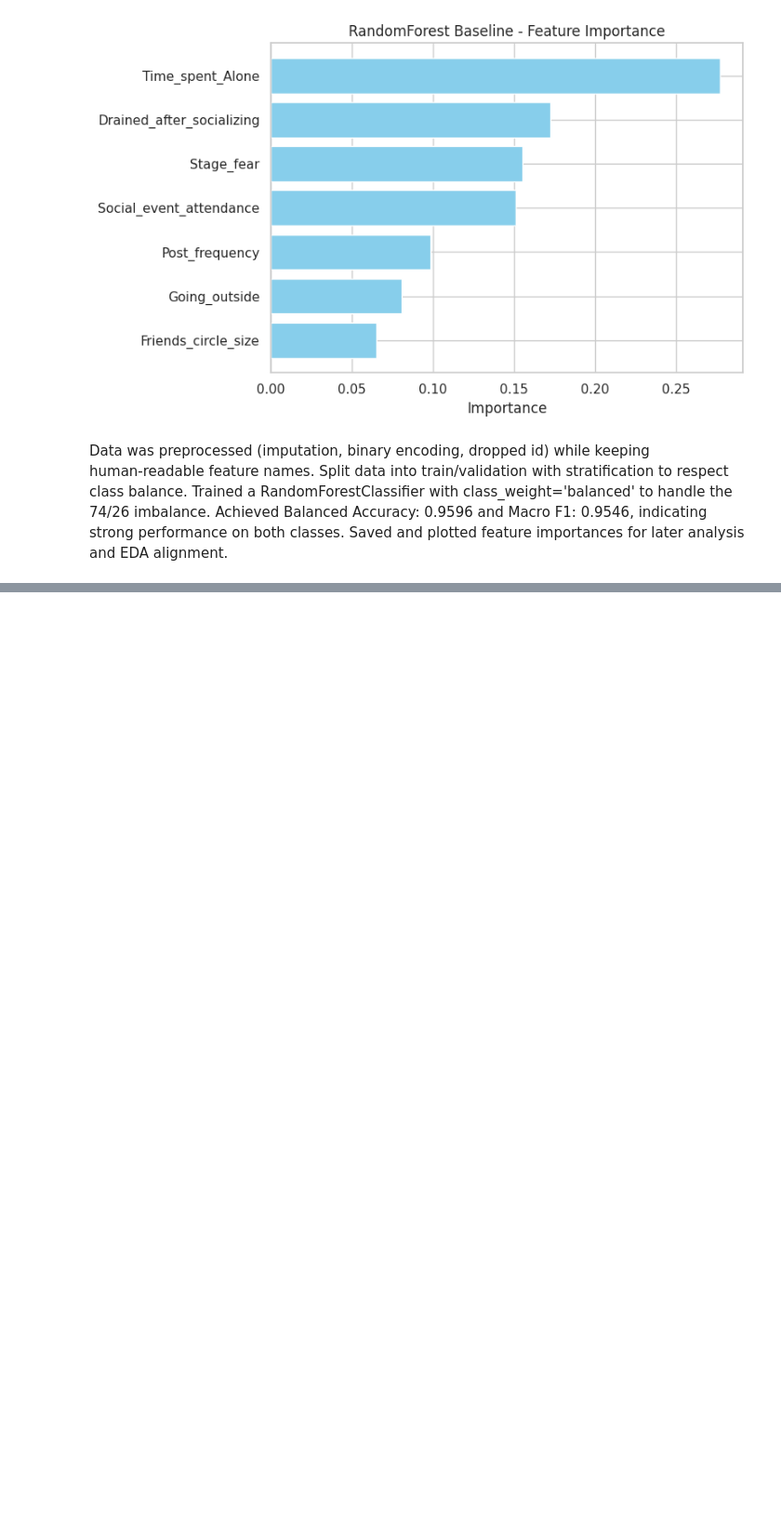
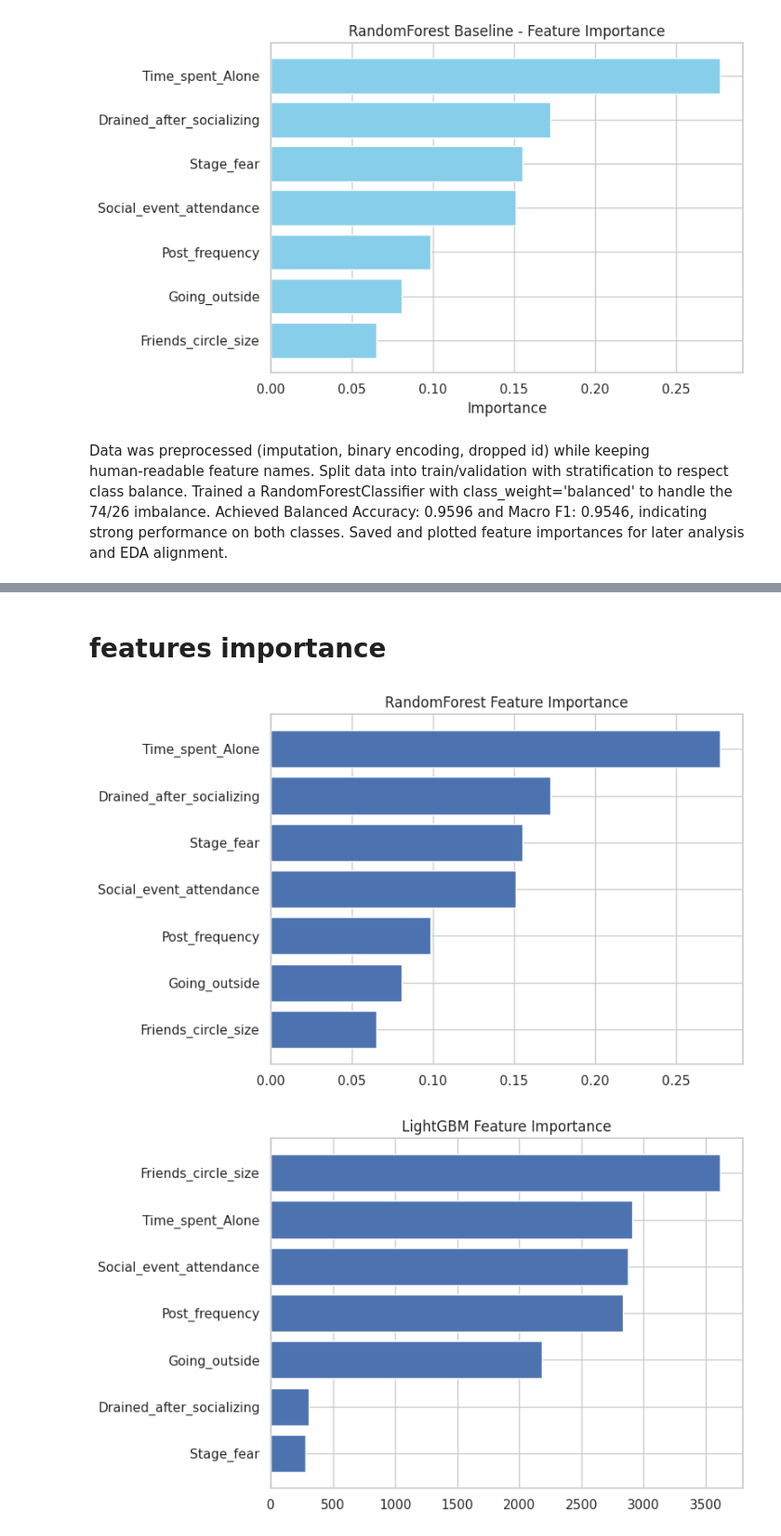
Before and after one commit to alabhastam/Extrovert-vs-introverts-classification, a Jupyter notebook: main.ipynb, the cells around one changed output, grey strips where cells are left out. Shown at 93% size. Saved outputs shown, nothing was run; the diff lists cells and outputs as text; code cells hidden in the pictures; blank space fills up the shorter version.

Commit message:
Kaggle Notebook | Extrovert vs introverts classification | final xgboost

```diff
--- a/main.ipynb
+++ b/main.ipynb
@@ -356,0 +423,30 @@ Saved and plotted feature importances for later analysis and EDA alignment.
+# %% [markdown]
+# features importance
+# %%
+import shap
+import matplotlib.pyplot as plt
+
+#  Feature Importances (side-by-side comparison)
+def plot_feature_importance(model, model_name, feature_names):
+    importances = model.feature_importances_
+    sorted_idx = importances.argsort()
+    plt.figure(figsize=(8, 5))
+    plt.barh([feature_names[i] for i in sorted_idx], importances[sorted_idx])
+    plt.title(f"{model_name} Feature Importance")
+    plt.tight_layout()
+    plt.show()
+
+plot_feature_importance(rf_baseline, "RandomForest", X_train.columns)
+plot_feature_importance(lgbm_model, "LightGBM", X_train.columns)
+plot_feature_importance(xgb_model, "XGBoost", X_train.columns)
+
+#  SHAP summary for XGBoost
+explainer = shap.TreeExplainer(xgb_model)
+shap_values = explainer.shap_values(X_val)
+
+plt.figure()
+shap.summary_plot(shap_values, X_val, feature_names=X_train.columns)
+plt.show()
+# %% [output]
+[figure, added]
+[figure, added]
```
Also changed, not shown: parts of 9 cells of this notebook.
